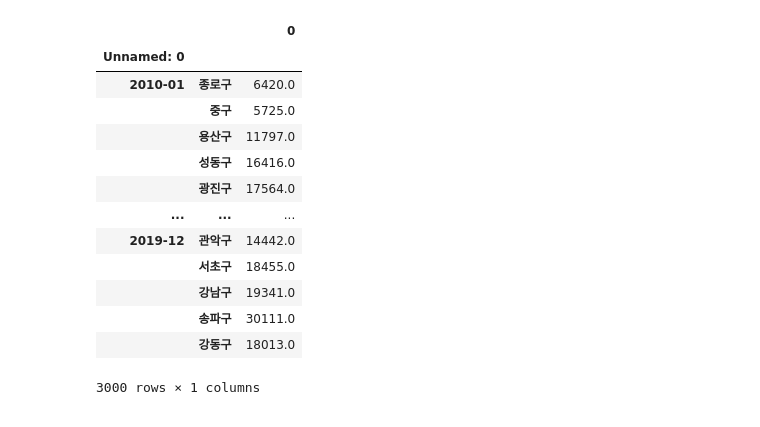
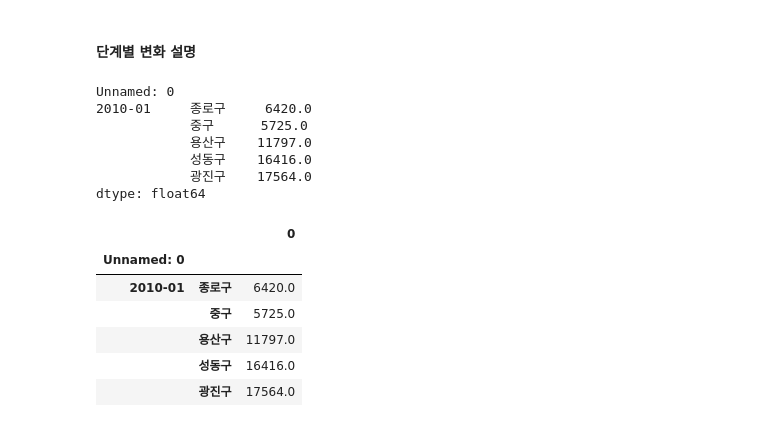
Before and after one commit to Jungsan005/Bigdata-Class, a Jupyter notebook: 영유아pjt_TableMerge.ipynb, the cells around one changed output. Saved outputs shown, nothing was run; the diff lists cells and outputs as text; code cells hidden in the pictures.

```diff
--- a/영유아pjt_TableMerge.ipynb
+++ b/영유아pjt_TableMerge.ipynb
@@ -17,20 +56,25 @@ df_baby_2 = df_baby_1.apply(pd.Series) # series를 df로 변환
 df_baby_3 = df_baby_2.reset_index() # multi index 해제
 df_baby = df_baby_3
 df_baby.columns = ['date','gu','baby'] #raw 형태의 데이터 완성
+# %% [markdown]
+#### 단계별 변화 설명
+# %%
+df_baby_1.head(5)
+# %% [output]
+Unnamed: 0
+2010-01     종로구     6420.0
+            중구      5725.0
+            용산구    11797.0
+            성동구    16416.0
+            광진구    17564.0
+dtype: float64
 # %%
-df_baby_2
+df_baby_2.head(5)
 # %% [output]
 |  |  | 0 |
 | Unnamed: 0 |  |  |
 | 2010-01 | 종로구 | 6420.0 |
 |  | 중구 | 5725.0 |
 |  | 용산구 | 11797.0 |
 |  | 성동구 | 16416.0 |
 |  | 광진구 | 17564.0 |
-| ... | ... | ... |
-| 2019-12 | 관악구 | 14442.0 |
-|  | 서초구 | 18455.0 |
-|  | 강남구 | 19341.0 |
-|  | 송파구 | 30111.0 |
-|  | 강동구 | 18013.0 |
-3000 rows × 1 columns
```
Also changed, not shown: parts of 54 cells of this notebook.
